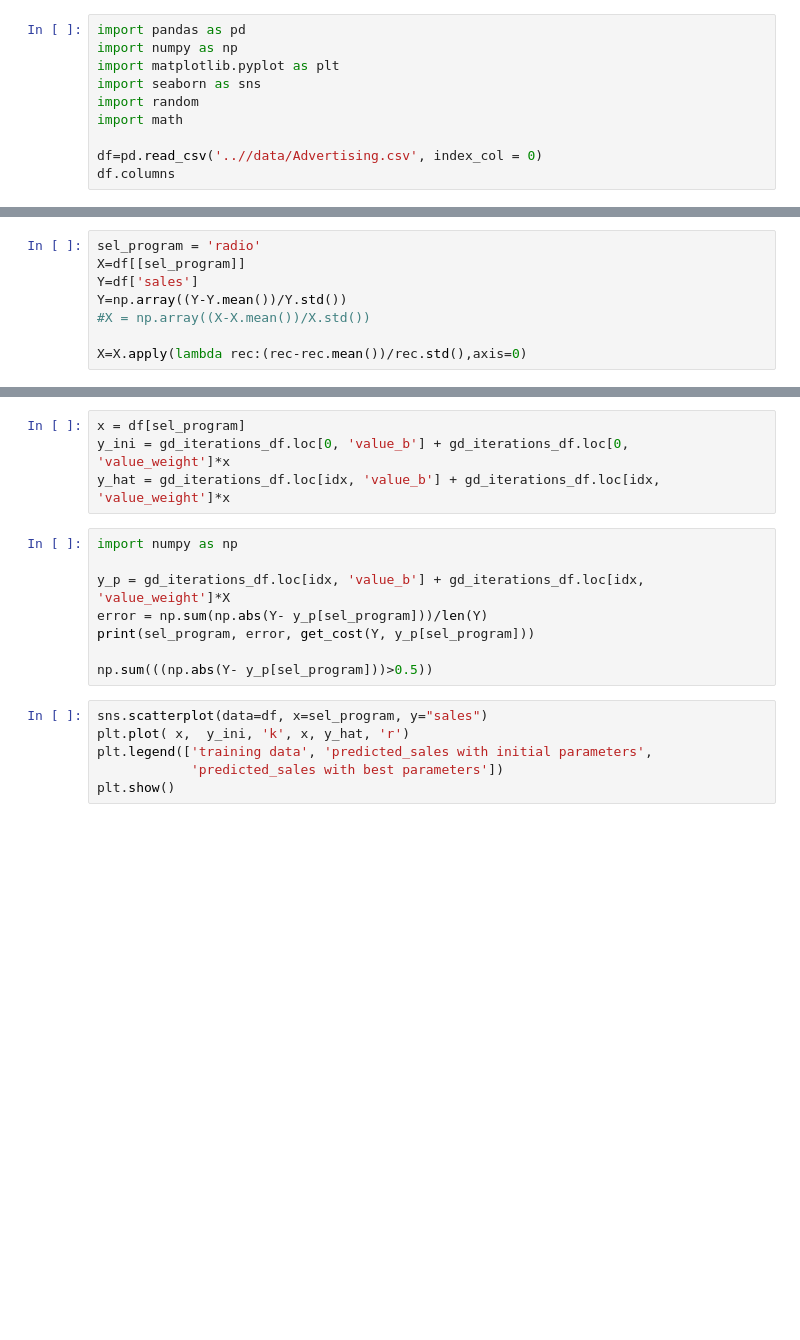
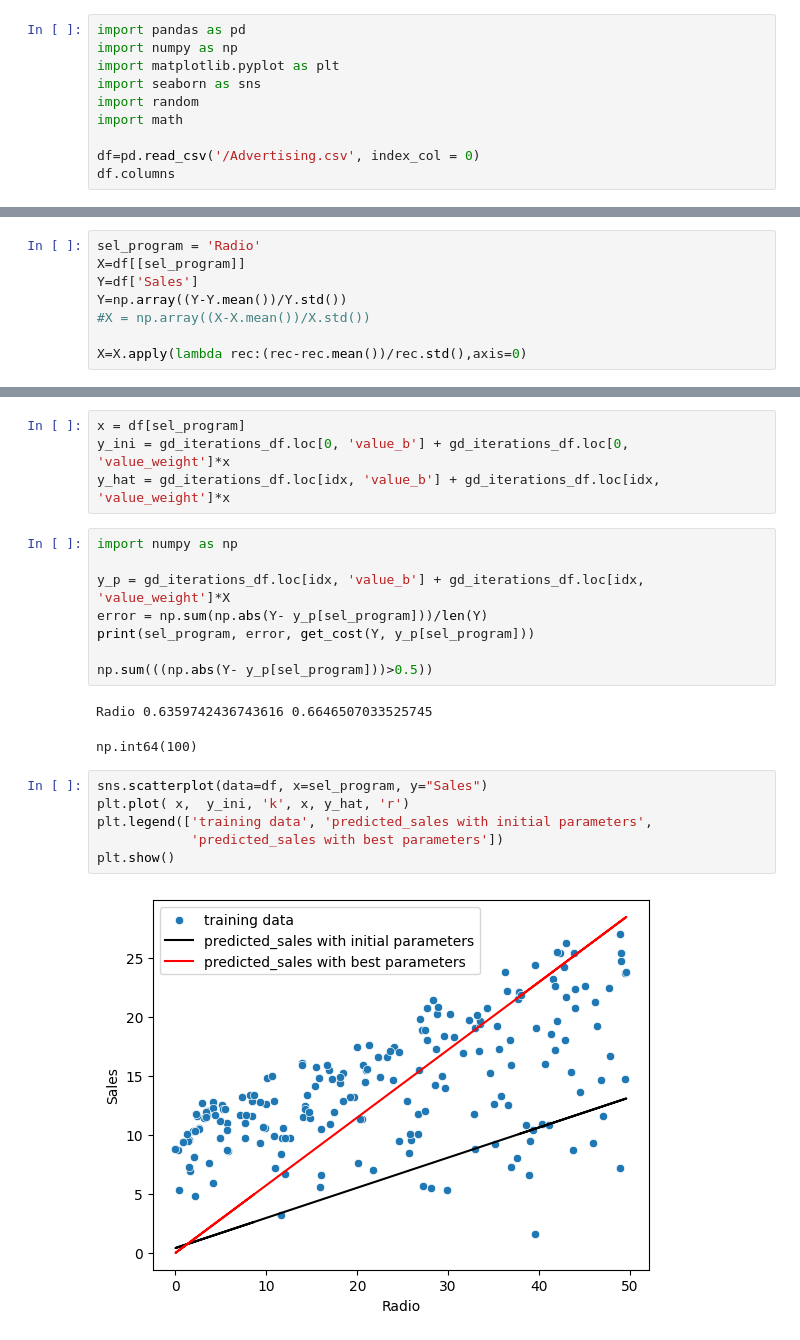
Before and after one commit to saintsaintsan/MMDT_2025_MLAI101, a Jupyter notebook: Regression/Lab1_grad_des.ipynb, the cells around one changed output, grey strips where cells are left out. Drawn from its saved outputs; the diff is of its cells as text; blank space fills up the shorter version.

```diff
--- a/Regression/Lab1_grad_des.ipynb
+++ b/Regression/Lab1_grad_des.ipynb
@@ -8,6 +8,6 @@ import seaborn as sns
 import random
 import math
 
-df=pd.read_csv('..//data/Advertising.csv', index_col = 0)
+df=pd.read_csv('/Advertising.csv', index_col = 0)
 df.columns
 # %% [output]
@@ -15,7 +15,7 @@ FileNotFoundError: [Errno 2] No such file or directory: '..//data/Advertising.cs
 # %%
-sel_program = 'radio'
+sel_program = 'Radio'
 X=df[[sel_program]]
-Y=df['sales']
+Y=df['Sales']
 Y=np.array((Y-Y.mean())/Y.std())
 #X = np.array((X-X.mean())/X.std())
 
@@ -82,9 +99,14 @@ error = np.sum(np.abs(Y- y_p[sel_program]))/len(Y)
 print(sel_program, error, get_cost(Y, y_p[sel_program]))
 
 np.sum(((np.abs(Y- y_p[sel_program]))>0.5))
+# %% [output]
+Radio 0.6359742436743616 0.6646507033525745
+np.int64(100)
 # %%
-sns.scatterplot(data=df, x=sel_program, y="sales")
+sns.scatterplot(data=df, x=sel_program, y="Sales")
 plt.plot( x,  y_ini, 'k', x, y_hat, 'r')
 plt.legend(['training data', 'predicted_sales with initial parameters',
             'predicted_sales with best parameters'])
 plt.show()
+# %% [output]
+[figure, added]
```
Also changed, not shown: parts of 3 cells of this notebook.
